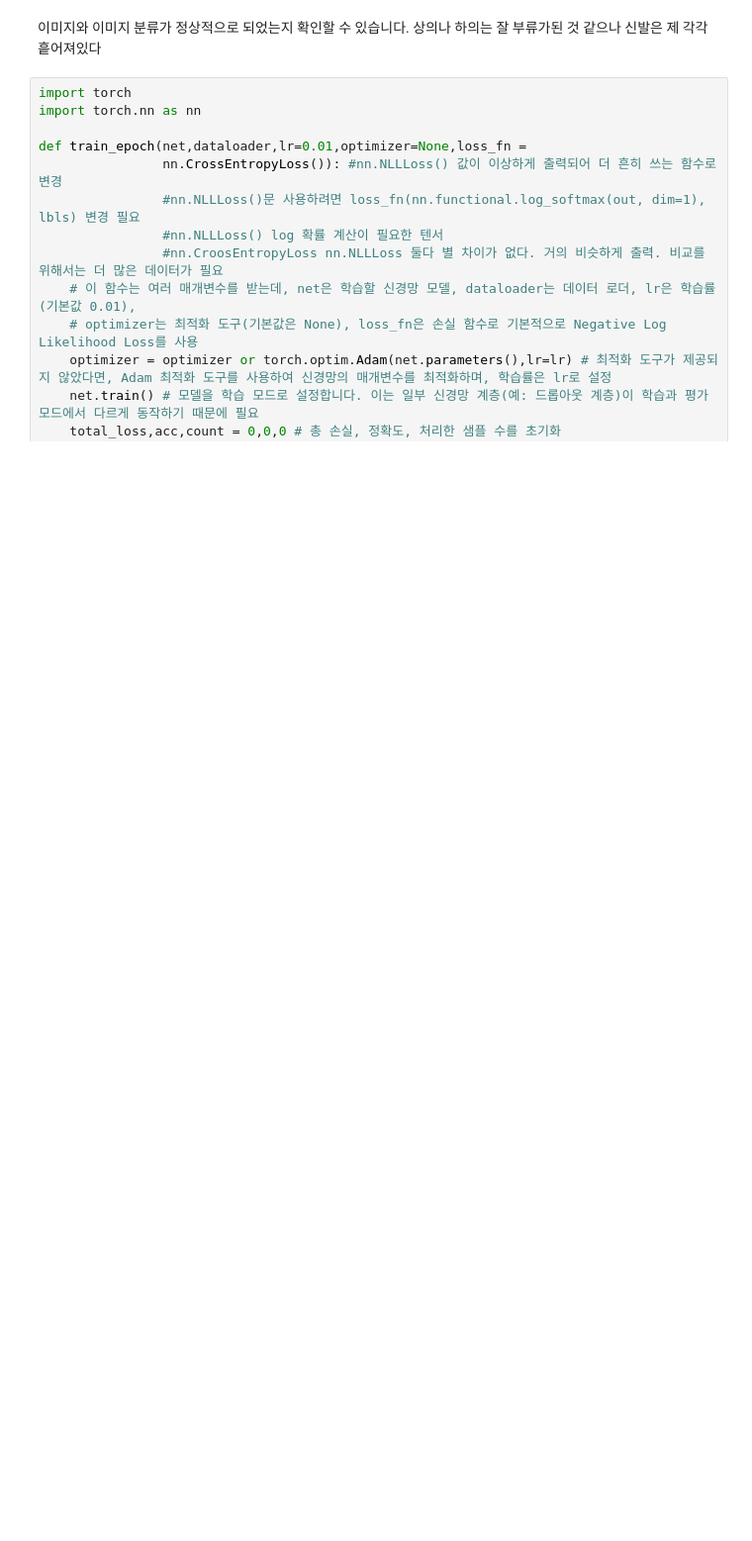
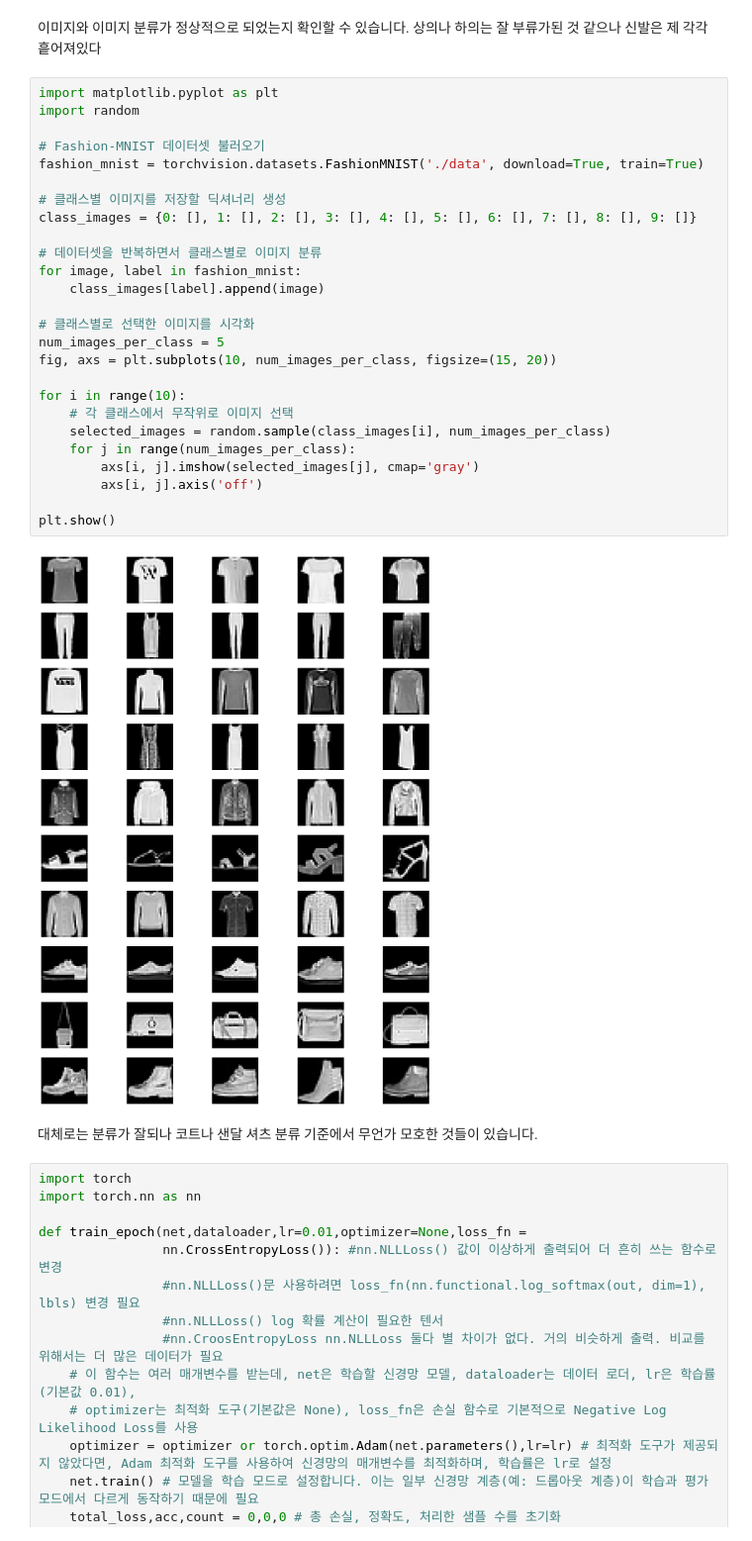
Before and after one commit to Konkuk-Univ-Glocal-Campus/introai202401-midterm-Rivia25, a Jupyter notebook: test.ipynb, the cells around one changed output. Shown at 99% size. Saved outputs shown, nothing was run; the diff lists cells and outputs as text; blank space fills up the shorter version.

```diff
--- a/test.ipynb
+++ b/test.ipynb
@@ -100,6 +100,36 @@ plt.show()
 # %% [markdown]
 이미지와 이미지 분류가 정상적으로 되었는지 확인할 수 있습니다.
 상의나 하의는 잘 부류가된 것 같으나 신발은 제 각각 흩어져있다
+# %%
+import matplotlib.pyplot as plt
+import random
+
+# Fashion-MNIST 데이터셋 불러오기
+fashion_mnist = torchvision.datasets.FashionMNIST('./data', download=True, train=True)
+
+# 클래스별 이미지를 저장할 딕셔너리 생성
+class_images = {0: [], 1: [], 2: [], 3: [], 4: [], 5: [], 6: [], 7: [], 8: [], 9: []}
+
+# 데이터셋을 반복하면서 클래스별로 이미지 분류
+for image, label in fashion_mnist:
+    class_images[label].append(image)
+
+# 클래스별로 선택한 이미지를 시각화
+num_images_per_class = 5
+fig, axs = plt.subplots(10, num_images_per_class, figsize=(15, 20))
+
+for i in range(10):
+    # 각 클래스에서 무작위로 이미지 선택
+    selected_images = random.sample(class_images[i], num_images_per_class)
+    for j in range(num_images_per_class):
+        axs[i, j].imshow(selected_images[j], cmap='gray')
+        axs[i, j].axis('off')
+
+plt.show()
+# %% [output]
+[figure, added]
+# %% [markdown]
+대체로는 분류가 잘되나 코트나 샌달 셔츠 분류 기준에서 무언가 모호한 것들이 있습니다.
 # %%
 import torch
 import torch.nn as nn
```
Also changed, not shown: parts of 13 cells of this notebook.
